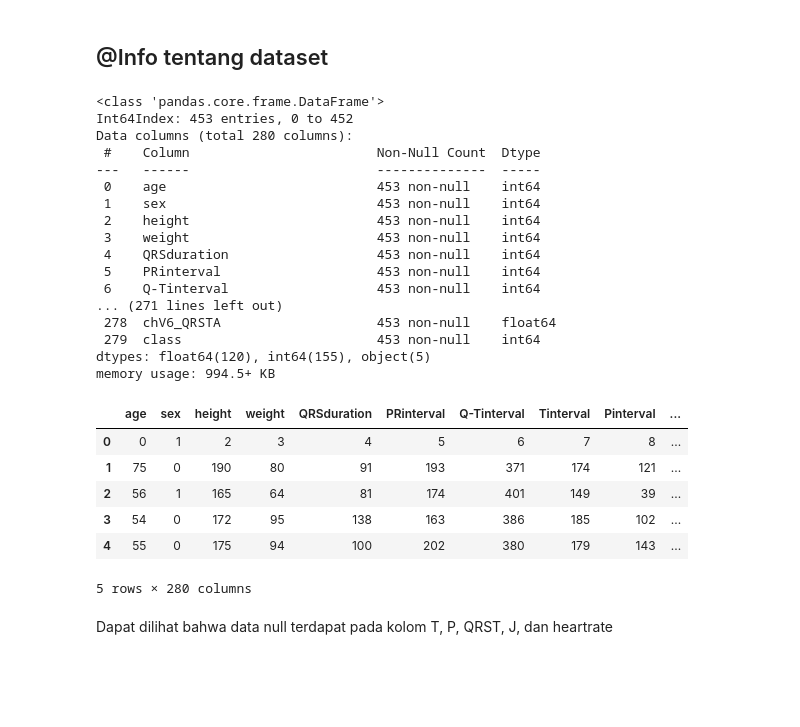
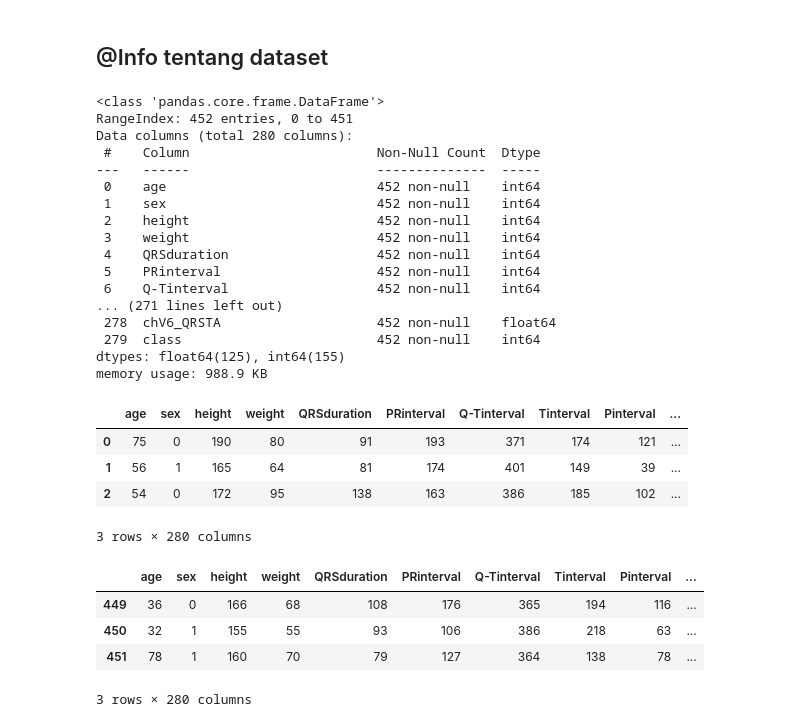
Before and after one commit to khalilullahalfaath/case_based_1_ML, a Jupyter notebook: Case_based_1_ML.ipynb, the cells around one changed output. Saved outputs shown, nothing was run; the diff lists cells and outputs as text; code cells hidden in the pictures; blank space fills up the shorter version.

Commit message:
Fixing fit transformer with mean strategy

```diff
--- a/Case_based_1_ML.ipynb
+++ b/Case_based_1_ML.ipynb
@@ -90,18 +90,8 @@ print(colName)
 ['age', 'sex', 'height', 'weight', 'QRSduration', 'PRinterval', 'Q-Tinterval', 'Tinterval', 'Pinterval', 'QRS', 'T', 'P', 'QRST', 'J', 'heartrate', 'chDI_Qwave', 'chDI_Rwave', 'chDI_Swave', 'chDI_RPwa ...
 # %% [markdown]
 Merename column
-# %%
-# Memasukkan columnName ke indeks paling akhir
-df.loc[-1] = colName
-
-# Menshifting indeks 1 kali
-df.index = df.index + 1
-
-# Sort index
-df = df.sort_index()
-
-# Tukar column dengan indeks 0
-df.columns,df.iloc[0] = df.iloc[0],df.columns
+# %%
+df.columns = colName
 # %% [markdown]
 ## Dataset yang sudah direname colomnnya
 # %%
@@ -173,5 +167,5 @@ df[df.columns[df.isnull().any()]]
 Di sini kita akan melakukan data imputation dengan nilai mean dari data
 # %%
 imputer = SimpleImputer(strategy = 'mean', missing_values = np.nan)
-imputer.fit(df)
-imputed_df = imputer.transform(df)
+imputer.fit([df['T'],df['P'],df['QRST'],df['J'],df['heartrate']])
+df['T'],df['P'],df['QRST'],df['J'],df['heartrate'] = imputer.transform([df['T'],df['P'],df['QRST'],df['J'],df['heartrate']])
@@ -199,31 +228,35 @@ Length: 280, dtype: int64
 df.info(verbose=True, show_counts=True)
 # %% [output]
 <class 'pandas.core.frame.DataFrame'>
-Int64Index: 453 entries, 0 to 452
+RangeIndex: 452 entries, 0 to 451
 Data columns (total 280 columns):
  #    Column                        Non-Null Count  Dtype
 ---   ------                        --------------  -----
- 0    age                           453 non-null    int64
- 1    sex                           453 non-null    int64
- 2    height                        453 non-null    int64
- 3    weight                        453 non-null    int64
- 4    QRSduration                   453 non-null    int64
- 5    PRinterval                    453 non-null    int64
- 6    Q-Tinterval                   453 non-null    int64
+ 0    age                           452 non-null    int64
+ 1    sex                           452 non-null    int64
+ 2    height                        452 non-null    int64
+ 3    weight                        452 non-null    int64
+ 4    QRSduration                   452 non-null    int64
+ 5    PRinterval                    452 non-null    int64
+ 6    Q-Tinterval                   452 non-null    int64
 ... (271 lines left out)
- 278  chV6_QRSTA                    453 non-null    float64
- 279  class                         453 non-null    int64
-dtypes: float64(120), int64(155), object(5)
-memory usage: 994.5+ KB
+ 278  chV6_QRSTA                    452 non-null    float64
+ 279  class                         452 non-null    int64
+dtypes: float64(125), int64(155)
+memory usage: 988.9 KB
 # %%
-df.head()
+df.head(3)
 # %% [output]
 |  | age | sex | height | weight | QRSduration | PRinterval | Q-Tinterval | Tinterval | Pinterval | ... |
-| 0 | 0 | 1 | 2 | 3 | 4 | 5 | 6 | 7 | 8 | ... |
-| 1 | 75 | 0 | 190 | 80 | 91 | 193 | 371 | 174 | 121 | ... |
-| 2 | 56 | 1 | 165 | 64 | 81 | 174 | 401 | 149 | 39 | ... |
-| 3 | 54 | 0 | 172 | 95 | 138 | 163 | 386 | 185 | 102 | ... |
-| 4 | 55 | 0 | 175 | 94 | 100 | 202 | 380 | 179 | 143 | ... |
+| 0 | 75 | 0 | 190 | 80 | 91 | 193 | 371 | 174 | 121 | ... |
+| 1 | 56 | 1 | 165 | 64 | 81 | 174 | 401 | 149 | 39 | ... |
+| 2 | 54 | 0 | 172 | 95 | 138 | 163 | 386 | 185 | 102 | ... |
-5 rows × 280 columns
+3 rows × 280 columns
-# %% [markdown]
-Dapat dilihat bahwa data null terdapat pada kolom T, P, QRST, J, dan heartrate
+# %%
+df.tail(3)
+# %% [output]
+|  | age | sex | height | weight | QRSduration | PRinterval | Q-Tinterval | Tinterval | Pinterval | ... |
+| 449 | 36 | 0 | 166 | 68 | 108 | 176 | 365 | 194 | 116 | ... |
+| 450 | 32 | 1 | 155 | 55 | 93 | 106 | 386 | 218 | 63 | ... |
+| 451 | 78 | 1 | 160 | 70 | 79 | 127 | 364 | 138 | 78 | ... |
+3 rows × 280 columns
```
Also changed, not shown: parts of 9 cells of this notebook.
